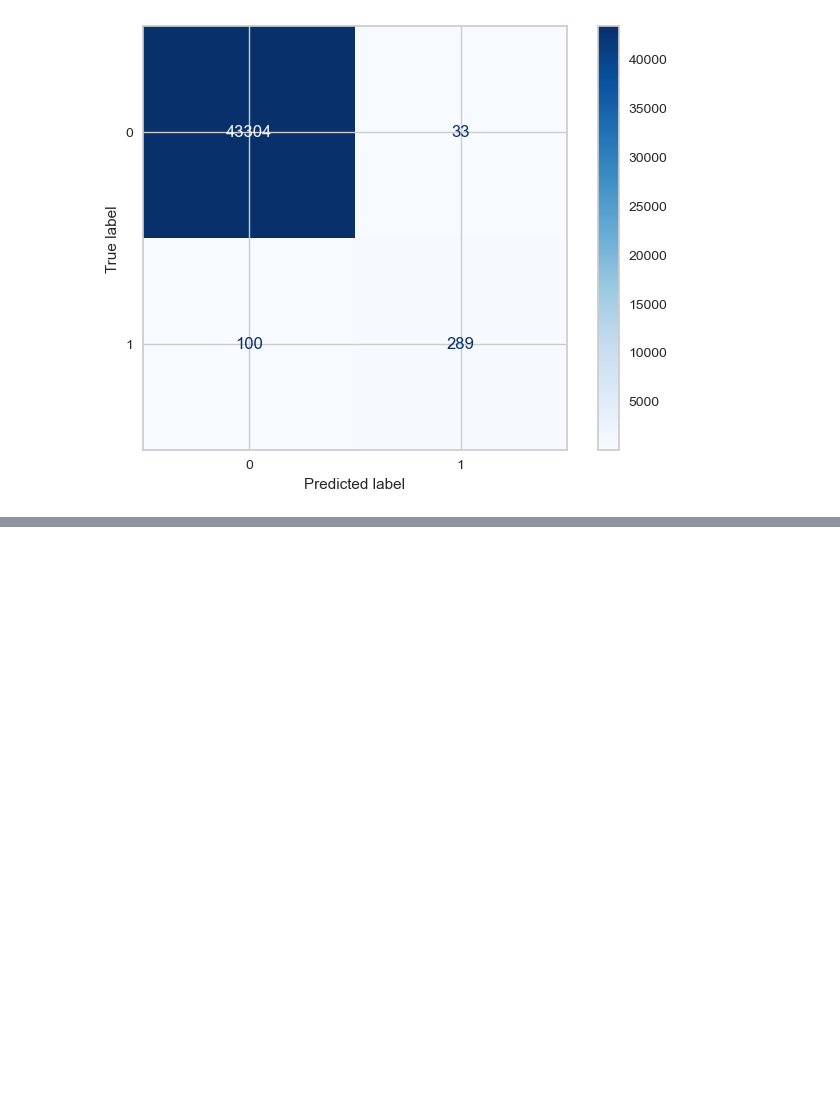
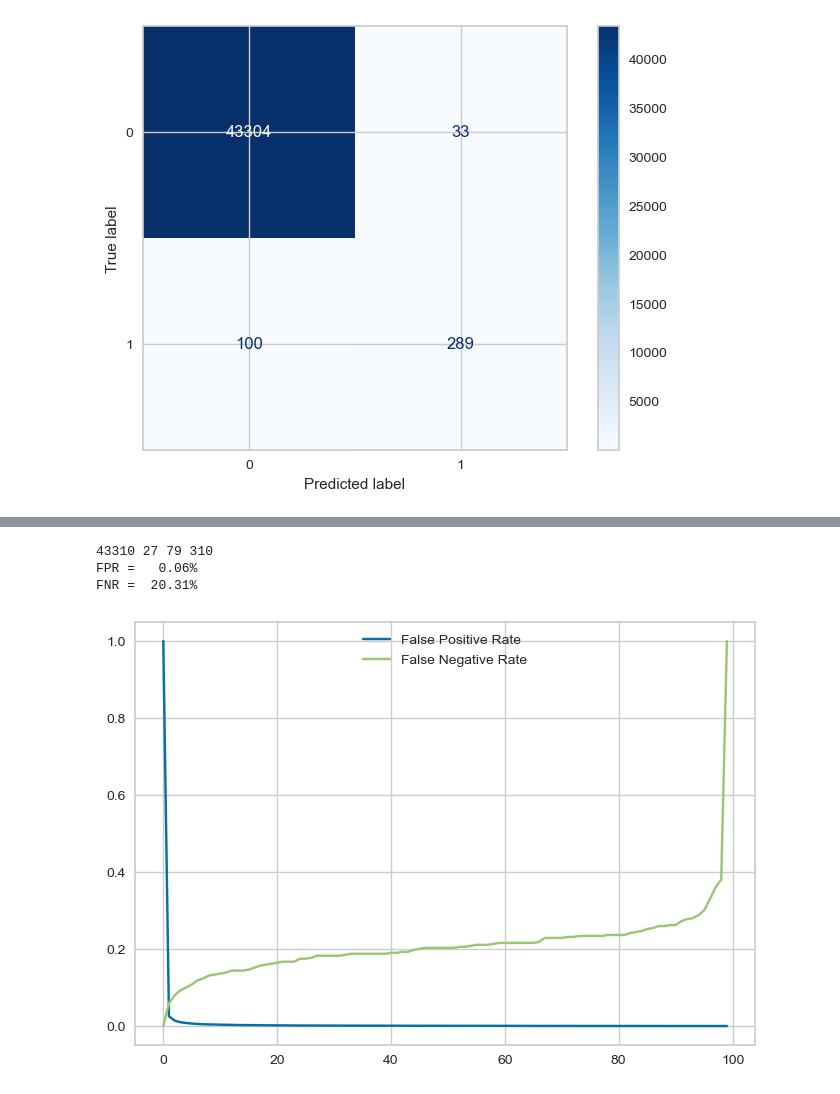
Before and after one commit to omdgit/machine-learning-imbalanced-data, a Jupyter notebook: Section-03-Metrics/03-02-Precision-Recall-F1.ipynb, the cells around one changed output, grey strips where cells are left out. Cells and saved outputs as stored; diff of their text form; code cells hidden in the pictures; blank space fills up the shorter version.

```diff
--- a/Section-03-Metrics/03-02-Precision-Recall-F1.ipynb
+++ b/Section-03-Metrics/03-02-Precision-Recall-F1.ipynb
@@ -381,0 +406,36 @@ weighted avg       1.00      1.00      1.00     43726
+# %%
+tn, fp, fn, tp = metrics.confusion_matrix(y_test, xgb.predict(X_test)).ravel()
+print(tn, fp, fn, tp)
+fpr = fp / (tn + fp)
+fnr = fn / (tp + fn)
+print(f"FPR = {fpr:>7.2%}")
+print(f"FNR = {fnr:>7.2%}")
+# %% [output]
+43310 27 79 310
+FPR =   0.06%
+FNR =  20.31%
+# %%
+def fpr_fnr_plot(model, X, y):
+    thresholds = np.linspace(0, 1, 100)
+    FPR = []
+    FNR = []
+
+    for i in thresholds:
+        y_prob = model.predict_proba(X)[0:,1]
+        y_pred = (y_prob > i).astype(int)
+        tn, fp, fn, tp = metrics.confusion_matrix(y, y_pred).ravel()
+        fpr = (fp / (fp + tn))
+        fnr = (fn / (fn + tp))
+        FPR.append(fpr)
+        FNR.append(fnr)
+    df = pd.DataFrame.from_dict({'Threshold': thresholds, 'FPR': FPR, 'FNR':FNR})
+    fig, ax = plt.subplots()
+    ax.plot(df['FPR'], label='False Positive Rate')
+    ax.plot(df['FNR'], label='False Negative Rate')
+    ax.xticks = (np.arange(0,101).tolist(), thresholds)
+    plt.legend()
+# %%
+fpr_fnr_plot(xgb, X_test, y_test)
+# fpr_fnr_plot(logit, X_test, y_test)
+# %% [output]
+[figure, added]
```
Also changed, not shown: parts of 3 cells of this notebook.
